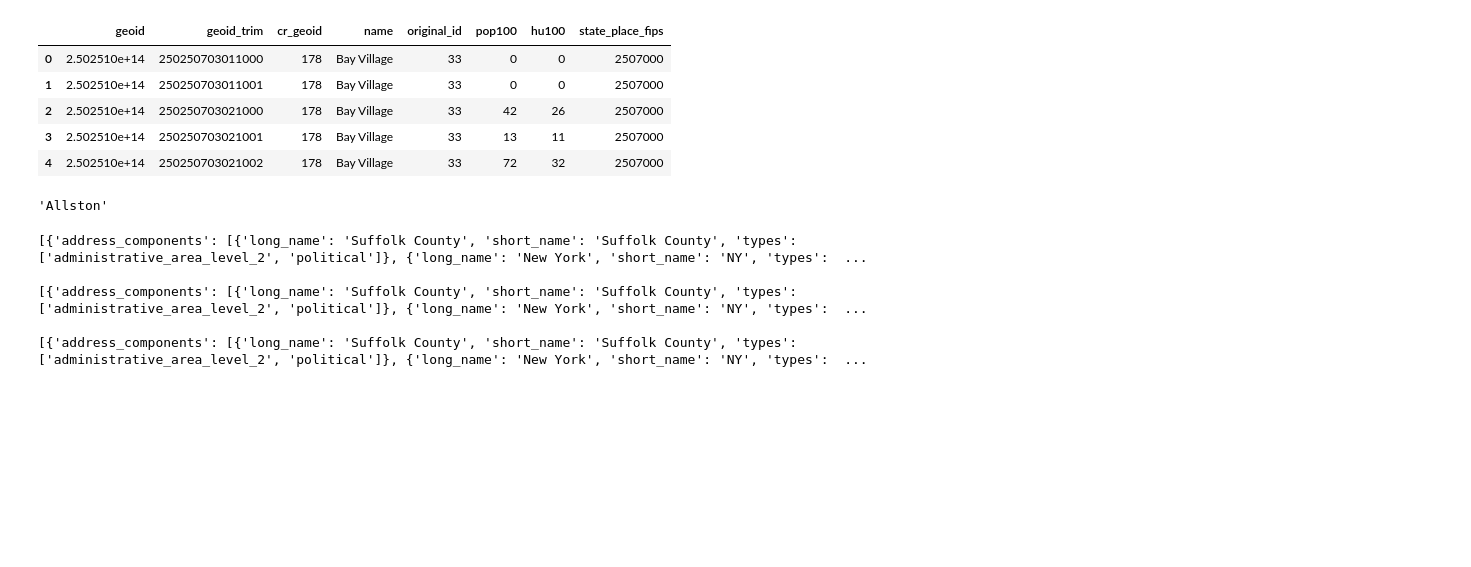
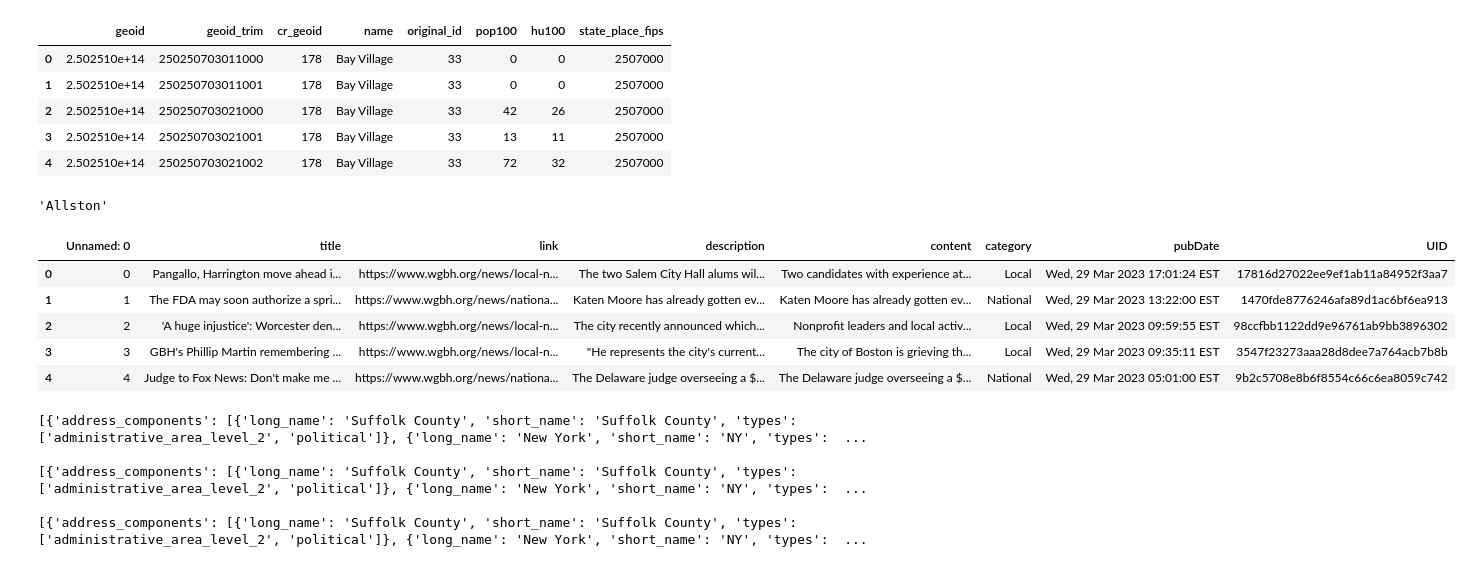
Before and after one commit to BU-Spark/ml-naacp, a Jupyter notebook: entity-recognition/testing-ner.ipynb, the cells around one changed output. Cells and saved outputs as stored; diff of their text form; code cells hidden in the pictures; blank space fills up the shorter version.

```diff
--- a/entity-recognition/testing-ner.ipynb
+++ b/entity-recognition/testing-ner.ipynb
@@ -387,3 +392,13 @@ tract2neighbor_dict[tmp]
+# %%
+df = pd.read_csv("../gbh_rss/gbh-rss-test.csv")
+df.head()
+# %% [output]
+|  | Unnamed: 0 | title | link | description | content | category | pubDate | UID |
+| 0 | 0 | Pangallo, Harrington move ahead i... | https://www.wgbh.org/news/local-n... | The two Salem City Hall alums wil... | Two candidates with experience at... | Local | Wed, 29 Mar 2023 17:01:24 EST | 17816d27022ee9ef1ab11a84952f3aa7 |
+| 1 | 1 | The FDA may soon authorize a spri... | https://www.wgbh.org/news/nationa... | Katen Moore has already gotten ev... | Katen Moore has already gotten ev... | National | Wed, 29 Mar 2023 13:22:00 EST | 1470fde8776246afa89d1ac6bf6ea913 |
+| 2 | 2 | 'A huge injustice': Worcester den... | https://www.wgbh.org/news/local-n... | The city recently announced which... | Nonprofit leaders and local activ... | Local | Wed, 29 Mar 2023 09:59:55 EST | 98ccfbb1122dd9e96761ab9bb3896302 |
+| 3 | 3 | GBH's Phillip Martin remembering ... | https://www.wgbh.org/news/local-n... | "He represents the city's current... | The city of Boston is grieving th... | Local | Wed, 29 Mar 2023 09:35:11 EST | 3547f23273aaa28d8dee7a764acb7b8b |
+| 4 | 4 | Judge to Fox News: Don't make me ... | https://www.wgbh.org/news/nationa... | The Delaware judge overseeing a $... | The Delaware judge overseeing a $... | National | Wed, 29 Mar 2023 05:01:00 EST | 9b2c5708e8b6f8554c66c6ea8059c742 |
 # %%
 get_location_geocode(secret.API_KEY, [('ModuleBut', 'ORG'), ('Downie', 'ORG'), ('Atkinson', 'GPE')])
 # %% [output]
```
Also changed, not shown: parts of 5 cells of this notebook, 3 other files.
